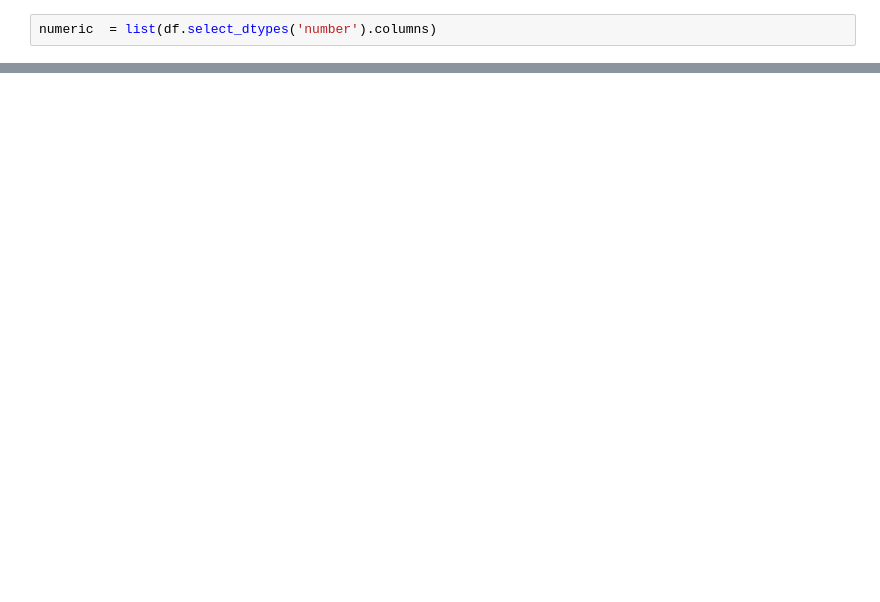
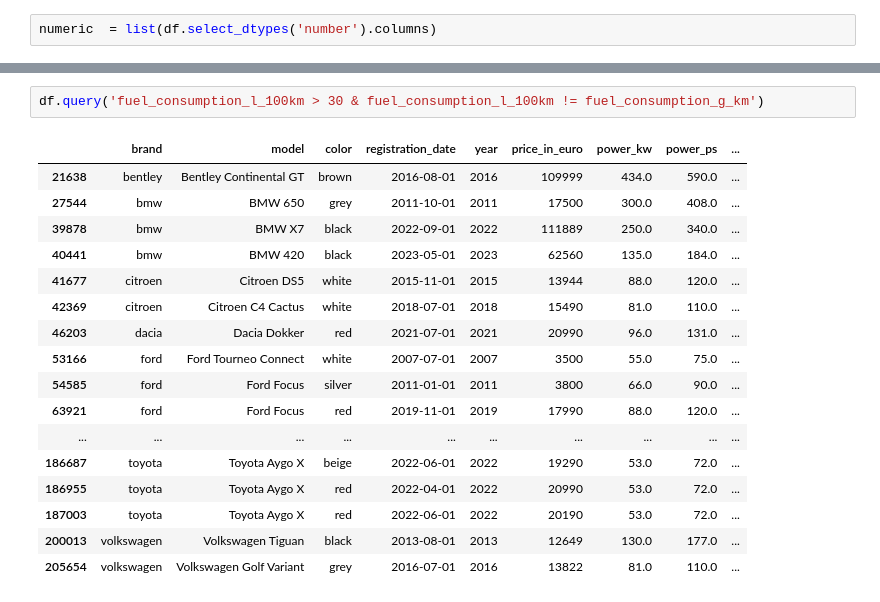
Before and after one commit to kiljos/data_mining, a Jupyter notebook: EDA/overlook_data.ipynb, the cells around one changed output, grey strips where cells are left out. Saved outputs shown, nothing was run; the diff lists cells and outputs as text; blank space fills up the shorter version.

```diff
--- a/EDA/overlook_data.ipynb
+++ b/EDA/overlook_data.ipynb
@@ -127,0 +209,20 @@ plt.show()
+# %%
+df.query('fuel_consumption_l_100km > 30 & fuel_consumption_l_100km != fuel_consumption_g_km')
+# %% [output]
+|  | brand | model | color | registration_date | year | price_in_euro | power_kw | power_ps | ... |
+| 21638 | bentley | Bentley Continental GT | brown | 2016-08-01 | 2016 | 109999 | 434.0 | 590.0 | ... |
+| 27544 | bmw | BMW 650 | grey | 2011-10-01 | 2011 | 17500 | 300.0 | 408.0 | ... |
+| 39878 | bmw | BMW X7 | black | 2022-09-01 | 2022 | 111889 | 250.0 | 340.0 | ... |
+| 40441 | bmw | BMW 420 | black | 2023-05-01 | 2023 | 62560 | 135.0 | 184.0 | ... |
+| 41677 | citroen | Citroen DS5 | white | 2015-11-01 | 2015 | 13944 | 88.0 | 120.0 | ... |
+| 42369 | citroen | Citroen C4 Cactus | white | 2018-07-01 | 2018 | 15490 | 81.0 | 110.0 | ... |
+| 46203 | dacia | Dacia Dokker | red | 2021-07-01 | 2021 | 20990 | 96.0 | 131.0 | ... |
+| 53166 | ford | Ford Tourneo Connect | white | 2007-07-01 | 2007 | 3500 | 55.0 | 75.0 | ... |
+| 54585 | ford | Ford Focus | silver | 2011-01-01 | 2011 | 3800 | 66.0 | 90.0 | ... |
+| 63921 | ford | Ford Focus | red | 2019-11-01 | 2019 | 17990 | 88.0 | 120.0 | ... |
+| ... | ... | ... | ... | ... | ... | ... | ... | ... | ... |
+| 186687 | toyota | Toyota Aygo X | beige | 2022-06-01 | 2022 | 19290 | 53.0 | 72.0 | ... |
+| 186955 | toyota | Toyota Aygo X | red | 2022-04-01 | 2022 | 20990 | 53.0 | 72.0 | ... |
+| 187003 | toyota | Toyota Aygo X | red | 2022-06-01 | 2022 | 20190 | 53.0 | 72.0 | ... |
+| 200013 | volkswagen | Volkswagen Tiguan | black | 2013-08-01 | 2013 | 12649 | 130.0 | 177.0 | ... |
+| 205654 | volkswagen | Volkswagen Golf Variant | grey | 2016-07-01 | 2016 | 13822 | 81.0 | 110.0 | ... |
```
Also changed, not shown: parts of 12 cells of this notebook, 5 other files.
